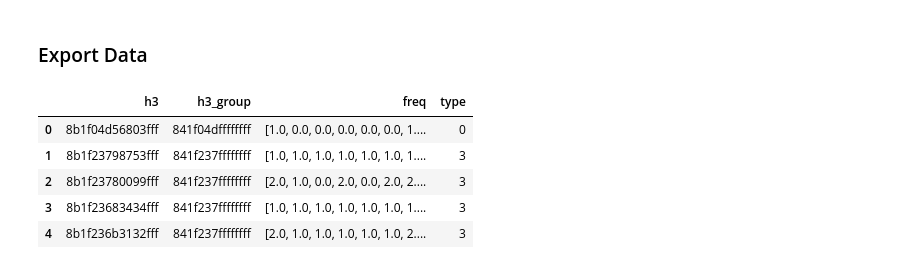
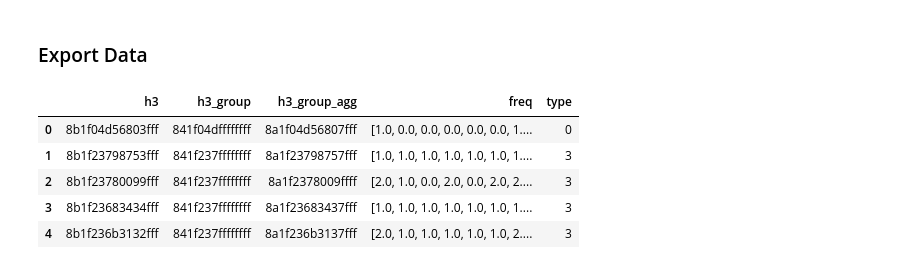
Before and after one commit to inkompotato/transit, a Jupyter notebook: notebooks/gtfs_kit.ipynb, the cells around one changed output. Cells and saved outputs as stored; diff of their text form; code cells hidden in the pictures.

```diff
--- a/notebooks/gtfs_kit.ipynb
+++ b/notebooks/gtfs_kit.ipynb
@@ -257,15 +264,15 @@ while h3_queue:
 # %%
 new = pd.DataFrame()
 new['h3'] = h3_map.keys()
 new['h3_group'] = new.apply(lambda row: h3.h3_to_parent(h = row['h3'], res=4), axis=1)
+new['h3_group_agg'] = new.apply(lambda row: h3.h3_to_parent(h = row['h3'], res=H3_RES-1), axis=1)
 new['freq'] = h3_map.values()
-# 0 => transit stop, as opposed to a regualr H3 cell, TODO: add distinction between types of transit stops
 new['type'] = new.apply(lambda row: -1 if sum(row['freq']) == 0 else stop_type_map[row['h3']], axis=1)
 new.head()
 # %% [output]
-|  | h3 | h3_group | freq | type |
-| 0 | 8b1f04d56803fff | 841f04dffffffff | [1.0, 0.0, 0.0, 0.0, 0.0, 0.0, 1.... | 0 |
-| 1 | 8b1f23798753fff | 841f237ffffffff | [1.0, 1.0, 1.0, 1.0, 1.0, 1.0, 1.... | 3 |
-| 2 | 8b1f23780099fff | 841f237ffffffff | [2.0, 1.0, 0.0, 2.0, 0.0, 2.0, 2.... | 3 |
-| 3 | 8b1f23683434fff | 841f237ffffffff | [1.0, 1.0, 1.0, 1.0, 1.0, 1.0, 1.... | 3 |
-| 4 | 8b1f236b3132fff | 841f237ffffffff | [2.0, 1.0, 1.0, 1.0, 1.0, 1.0, 2.... | 3 |
+|  | h3 | h3_group | h3_group_agg | freq | type |
+| 0 | 8b1f04d56803fff | 841f04dffffffff | 8a1f04d56807fff | [1.0, 0.0, 0.0, 0.0, 0.0, 0.0, 1.... | 0 |
+| 1 | 8b1f23798753fff | 841f237ffffffff | 8a1f23798757fff | [1.0, 1.0, 1.0, 1.0, 1.0, 1.0, 1.... | 3 |
+| 2 | 8b1f23780099fff | 841f237ffffffff | 8a1f2378009ffff | [2.0, 1.0, 0.0, 2.0, 0.0, 2.0, 2.... | 3 |
+| 3 | 8b1f23683434fff | 841f237ffffffff | 8a1f23683437fff | [1.0, 1.0, 1.0, 1.0, 1.0, 1.0, 1.... | 3 |
+| 4 | 8b1f236b3132fff | 841f237ffffffff | 8a1f236b3137fff | [2.0, 1.0, 1.0, 1.0, 1.0, 1.0, 2.... | 3 |
```
Also changed, not shown: parts of 5 cells of this notebook, 3 other files.
